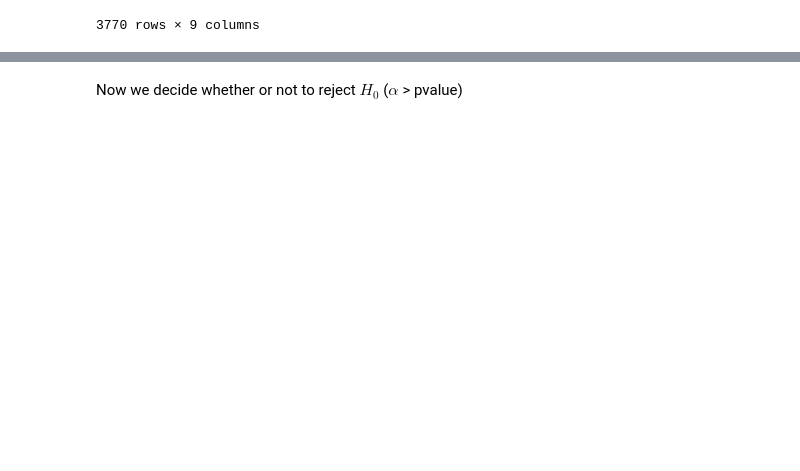
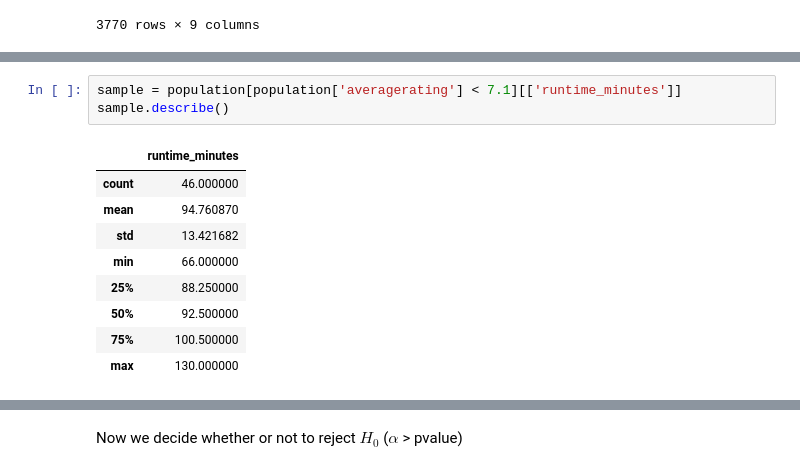
Before and after one commit to omunozsanchezdeloitte/Capstone---LPod-3, a Jupyter notebook: index.ipynb, the cells around one changed output, grey strips where cells are left out. Cells and saved outputs as stored; diff of their text form; blank space fills up the shorter version.

```diff
--- a/index.ipynb
+++ b/index.ipynb
@@ -328,0 +314,13 @@ sns.histplot(sample2, kde=True);
+# %%
+sample = population[population['averagerating'] < 7.1][['runtime_minutes']]
+sample.describe()
+# %% [output]
+|  | runtime_minutes |
+| count | 46.000000 |
+| mean | 94.760870 |
+| std | 13.421682 |
+| min | 66.000000 |
+| 25% | 88.250000 |
+| 50% | 92.500000 |
+| 75% | 100.500000 |
+| max | 130.000000 |
```
Also changed, not shown: parts of 15 cells of this notebook.
